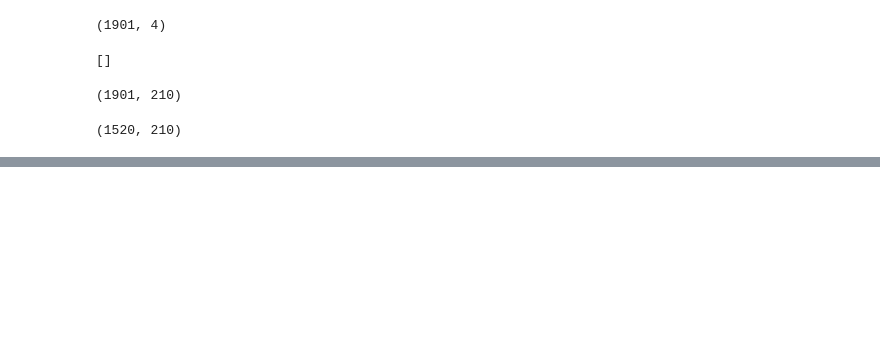
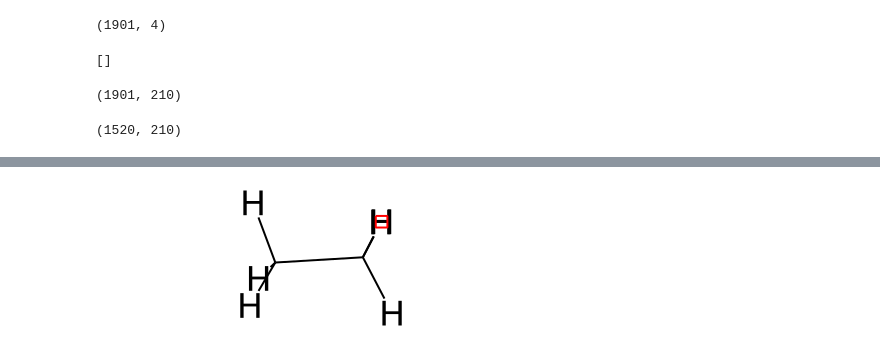
Before and after one commit to davidmandia/Bioinformatics-project---AI-, a Jupyter notebook: Project.ipynb, the cells around one changed output, grey strips where cells are left out. Cells and saved outputs as stored; diff of their text form; code cells hidden in the pictures; blank space fills up the shorter version.

Commit message:
added structure representation. Failed to output 3d in codespace

```diff
--- a/Project.ipynb
+++ b/Project.ipynb
@@ -158,0 +175,4 @@ print(r2, mse)
+# %%
+structure.smile_to_image("CC")
+# %% [output]
+[figure, added]
```
Also changed, not shown: parts of 7 cells of this notebook, 1 other file.
